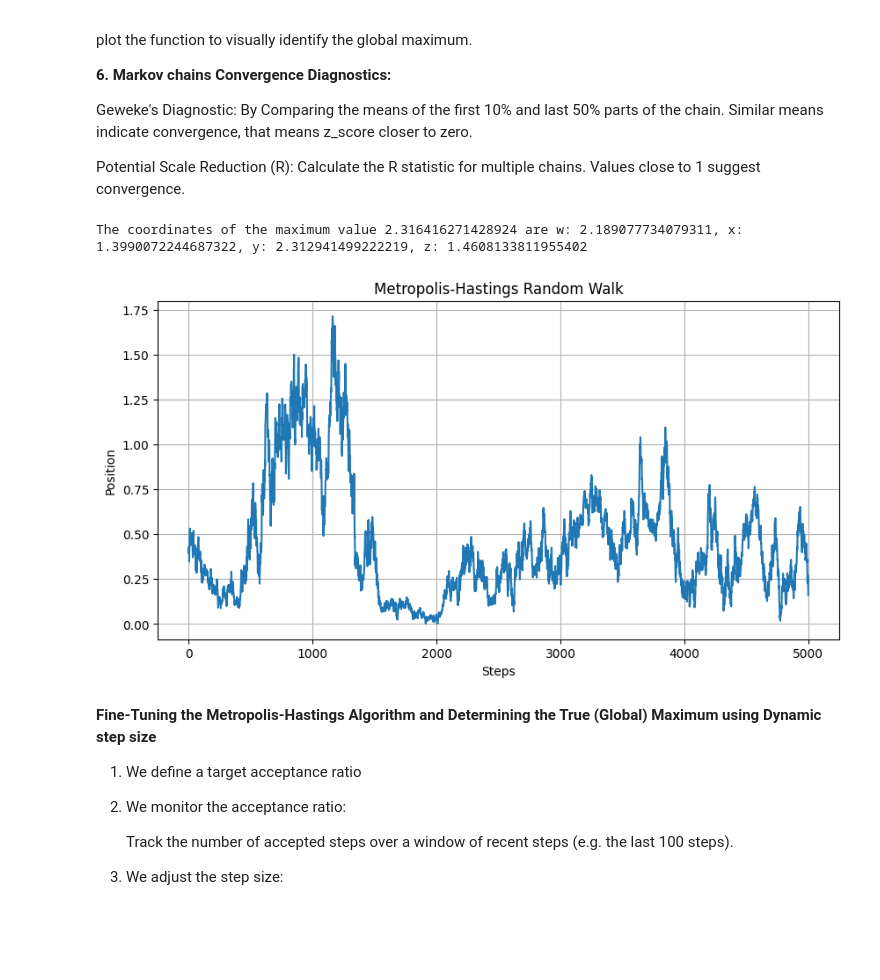
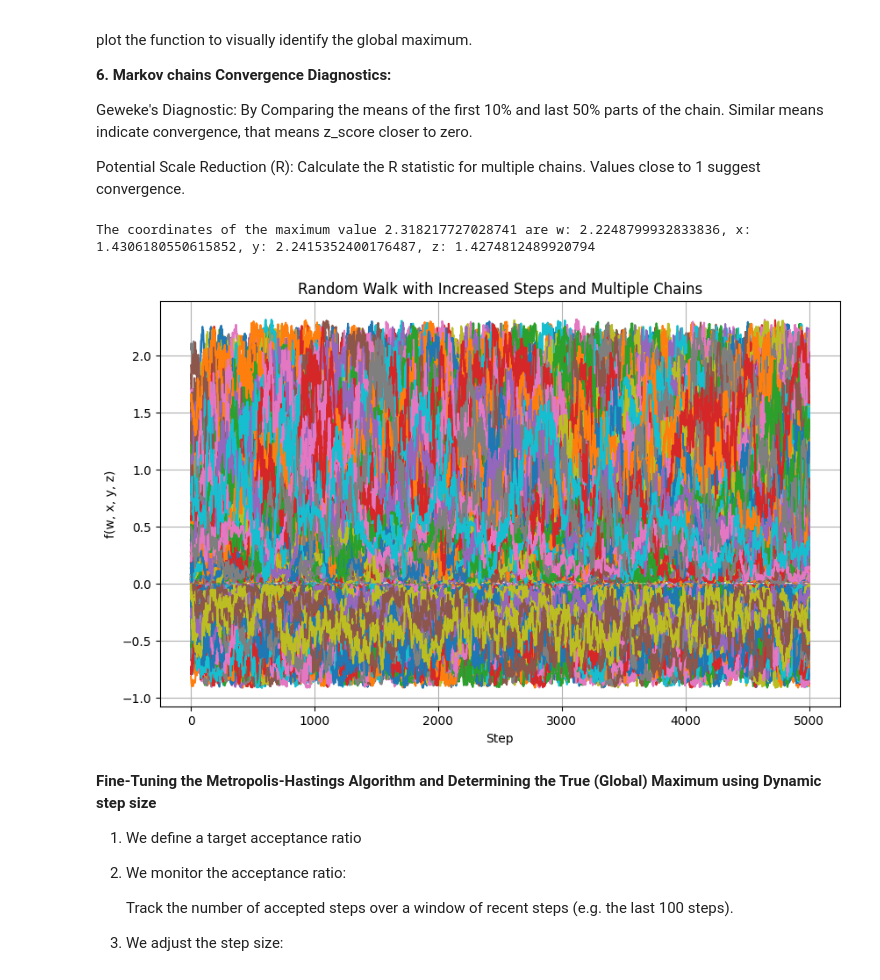
Before and after one commit to ovieimara/MATPMD4, a Jupyter notebook: MATPMD4_Assignment1_3422868.ipynb, the cells around one changed output. Drawn from its saved outputs; the diff is of its cells as text; code cells hidden in the pictures; blank space fills up the shorter version.

```diff
--- a/MATPMD4_Assignment1_3422868.ipynb
+++ b/MATPMD4_Assignment1_3422868.ipynb
@@ -471,7 +511,0 @@ accurate result, what should we do?
-# %%
-walks, steps = random_Walk_1D(x=0, t=0, dt=0.1, count=2500)
-print(f"The expected value for your walk after 2500 steps with dt= 0.1 is {walks[-1]}")
-walks, steps = random_Walk_1D(x=0, t=0, dt=0.5, count=2500)
-print(f"The expected value for your walk after 2500 steps with dt= 0.5 is {walks[-1]}")
-walks, steps = random_Walk_1D(x=0, t=0, dt=0.8, count=2500)
-print(f"The expected value for your walk after 2500 steps with dt= 0.2 is {walks[-1]}")
@@ -648,6 +651,6 @@ f (x).
 # %%
 #4D function
-def f(w: float, x: float, y: float, z: float) -> float:
+def function_4d(w: float, x: float, y: float, z: float) -> float:
   wave = np.sin(w/2) * np.cos(x/2) * np.sin(y/2) * np.cos(z/2)
   peak1 = 2 * np.exp(-0.1 * ((w-2)**2 + (x-2)**2 + (y-2)**2 + (z-2)**2))
   peak2 = 3/2 * np.exp(-0.1 * ((w+2)**2 + (x+2)**2 + (y+2)**2 + (z+2)**2))
@@ -708,7 +712,7 @@ def plot_function(values_fn):
 n_iterations=2000
 step_size=0.1
 domain=(-5, 5)
-fn = f
+fn = function_4d
 values_fn, coordinates, accepted_steps = maximize_metropolis_hastings(fn=fn, step_size=step_size, domain=domain, n_iterations=n_iterations)
 plot_function(values_fn)
 # %% [output]
@@ -770,35 +774,48 @@ plot the function to visually identify the global maximum.
 Geweke's Diagnostic: By Comparing the means of the first 10% and last 50% parts of the chain. Similar means indicate convergence, that means z_score closer to zero.
 
 Potential Scale Reduction (R): Calculate the R statistic for multiple chains. Values close to 1 suggest convergence.
+# %%
+def plot_multiple_chains(values_fn: List[List], n_chains: int, title = ''):
+  plt.figure(figsize=(10, 6))
+  for i in range(n_chains):
+      plt.plot(values_fn[i], label=f"Chain {i + 1}")
+  plt.xlabel("Step")
+  plt.ylabel("f(w, x, y, z)")
+  plt.title('Metropolis-Hastings Random Walk' if title == '' else title)
+  # plt.legend(loc='center left', bbox_to_anchor=(1, 0.5))
+  plt.grid(True)
+  plt.show()
 # %%
 # Metropolis-Hastings algorithm with fine-tuning, running multiple chains and increasing number of iterations
-def fine_tune_chain(f: Callable[[float, float, float, float], float], step_size: int, domain: Tuple, n_iterations: int =1000, n_chains: int =100) -> Tuple[int, Tuple[float, float, float], List]:
+def fine_tune_chain(fx: Callable, f: Callable[[float, float, float, float], float], step_size: int, domain: Tuple, n_iterations: int =1000, n_chains: int =100) -> Tuple[int, Tuple[float, float, float], List]:
 
   max_value = -np.inf
   max_coordinates = None
   values_fn = []
 
   for _ in range(n_chains):
-    values, coordinates, _ = maximize_metropolis_hastings(f, step_size, domain, n_iterations)
-    values_fn = [value for value in values]
+    values, coordinates, _ = fx(f, step_size, domain, n_iterations) # execute maximize_metropolis_hastings function
+    values_fn.append(values)
 
-    max_index = np.argmax(values)
-    if values[max_index] > max_value:
-      max_value = values[max_index]
-      max_coordinates = coordinates[max_index]
+    max_index = np.argmax(values) #index of the max value
+    if values[max_index] > max_value: #check larger value btw previous and current values
+      max_value = values[max_index] #select max value
+      max_coordinates = coordinates[max_index] #select max coordinates
 
   return max_value, max_coordinates, values_fn
 
 n_iterations = 5000
 n_chains = 1000
-maxima_value, max_coordinates, values_fn = fine_tune_chain(fn, step_size=0.1, domain=(-5, 5), n_iterations=n_iterations, n_chains=n_chains)
+fx = maximize_metropolis_hastings
+maxima_value, max_coordinates, values_fn = fine_tune_chain(fx, fn, step_size=0.1, domain=(-5, 5), n_iterations=n_iterations, n_chains=n_chains)
 w, x, y, z = max_coordinates
 
 print(f"The coordinates of the maximum value {maxima_value} are w: {w}, x: {x}, y: {y}, z: {z}")
-plot_function(values_fn)
+title = "Random Walk with Increased Steps and Multiple Chains"
+plot_multiple_chains(values_fn, n_chains, title)
 # %% [output]
-The coordinates of the maximum value 2.316416271428924 are w: 2.189077734079311, x: 1.3990072244687322, y: 2.312941499222219, z: 1.4608133811955402
+The coordinates of the maximum value 2.318217727028741 are w: 2.2248799932833836, x: 1.4306180550615852, y: 2.2415352400176487, z: 1.4274812489920794
-[figure, old version]
+[figure, new version]
 # %% [markdown]
 **Fine-Tuning the Metropolis-Hastings Algorithm and Determining the True (Global) Maximum using Dynamic step size**
 
```
Also changed, not shown: parts of 47 cells of this notebook.
